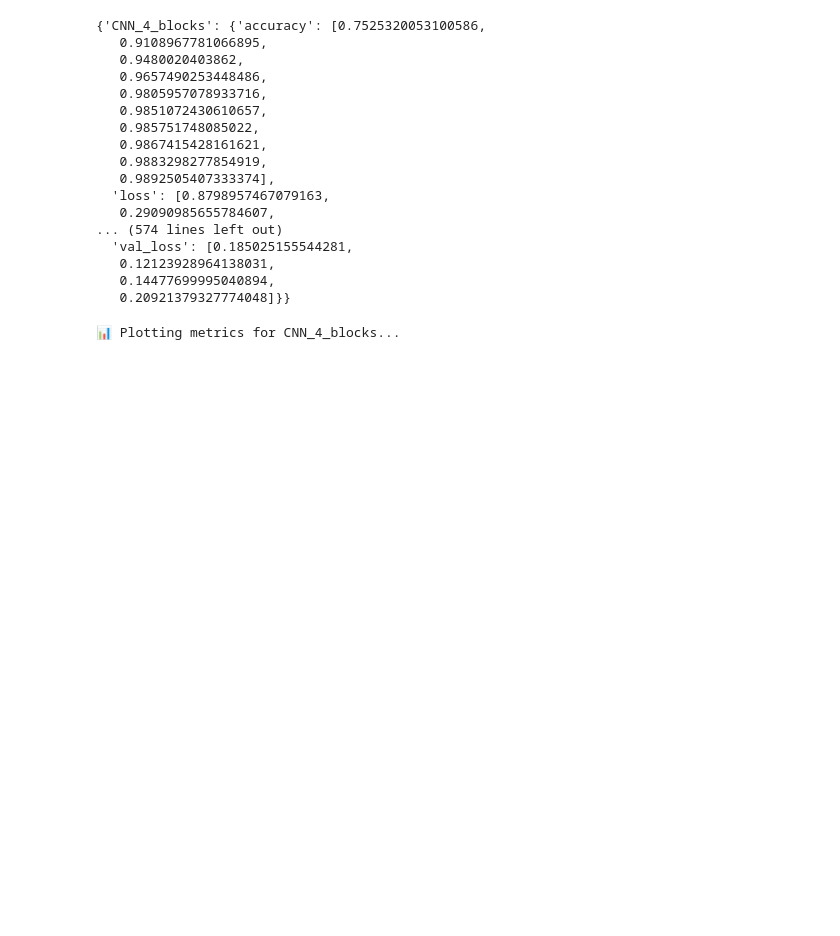
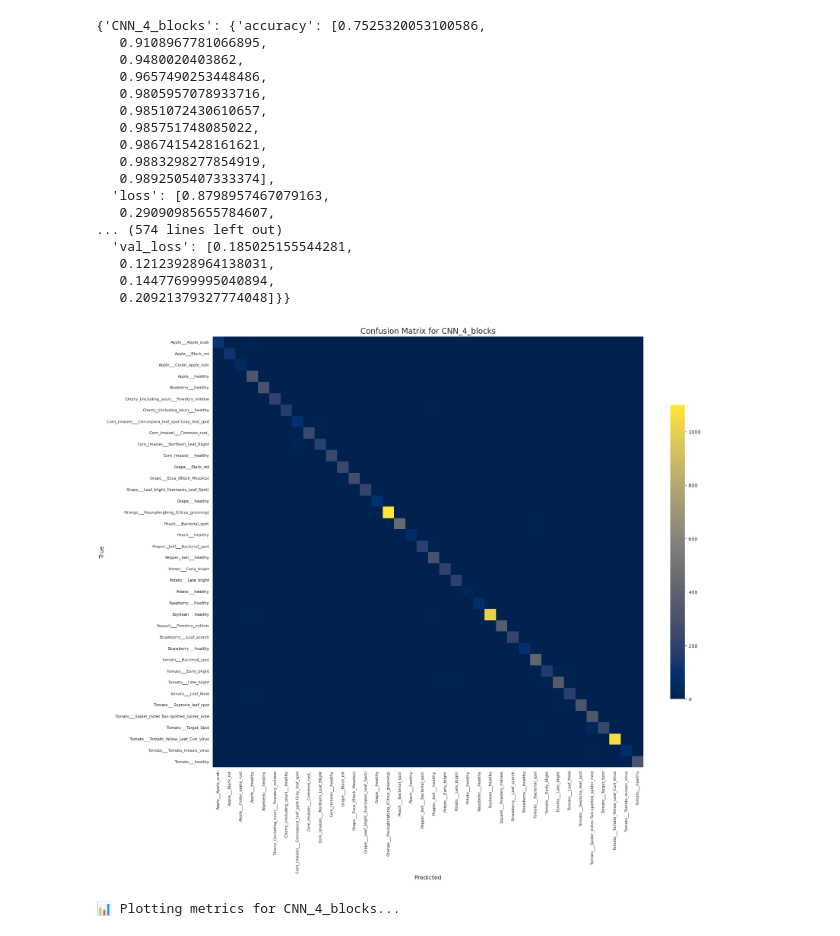
Before and after one commit to MLsound/CV2-PlantVillage, a Jupyter notebook: model_evaluation.ipynb, the cells around one changed output. Saved outputs shown, nothing was run; the diff lists cells and outputs as text; code cells hidden in the pictures; blank space fills up the shorter version.

```diff
--- a/model_evaluation.ipynb
+++ b/model_evaluation.ipynb
@@ -219,6 +332,17 @@ histories
    0.12123928964138031,
    0.14477699995040894,
    0.20921379327774048]}}
+# %%
+from TP_final import model_evaluation
+importlib.reload(model_evaluation)
+
+from TP_final.model_evaluation import plot_confusion_matrix_from_df
+# # Reload the module
+# for model_name in results_df.index:
+#     plot_confusion_matrix_from_df(results_df, 'CNN_4_blocks', class_names=class_names_train)
+plot_confusion_matrix_from_df(results_df, 'CNN_4_blocks', class_names=class_names_train)
+# %% [output]
+[figure, added]
 # %%
 import importlib
 from TP_final import model_evaluation
```
Also changed, not shown: parts of 10 cells of this notebook, 1 other file.
